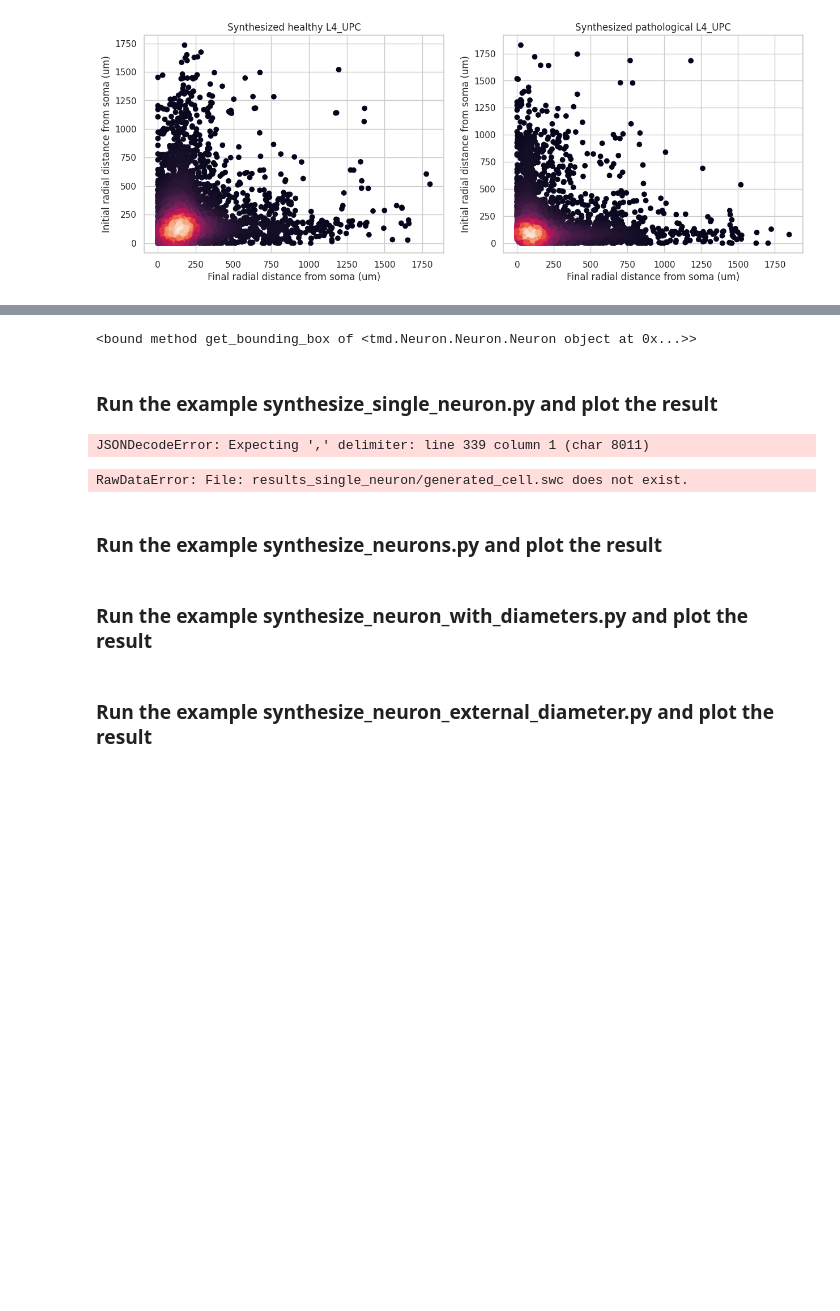
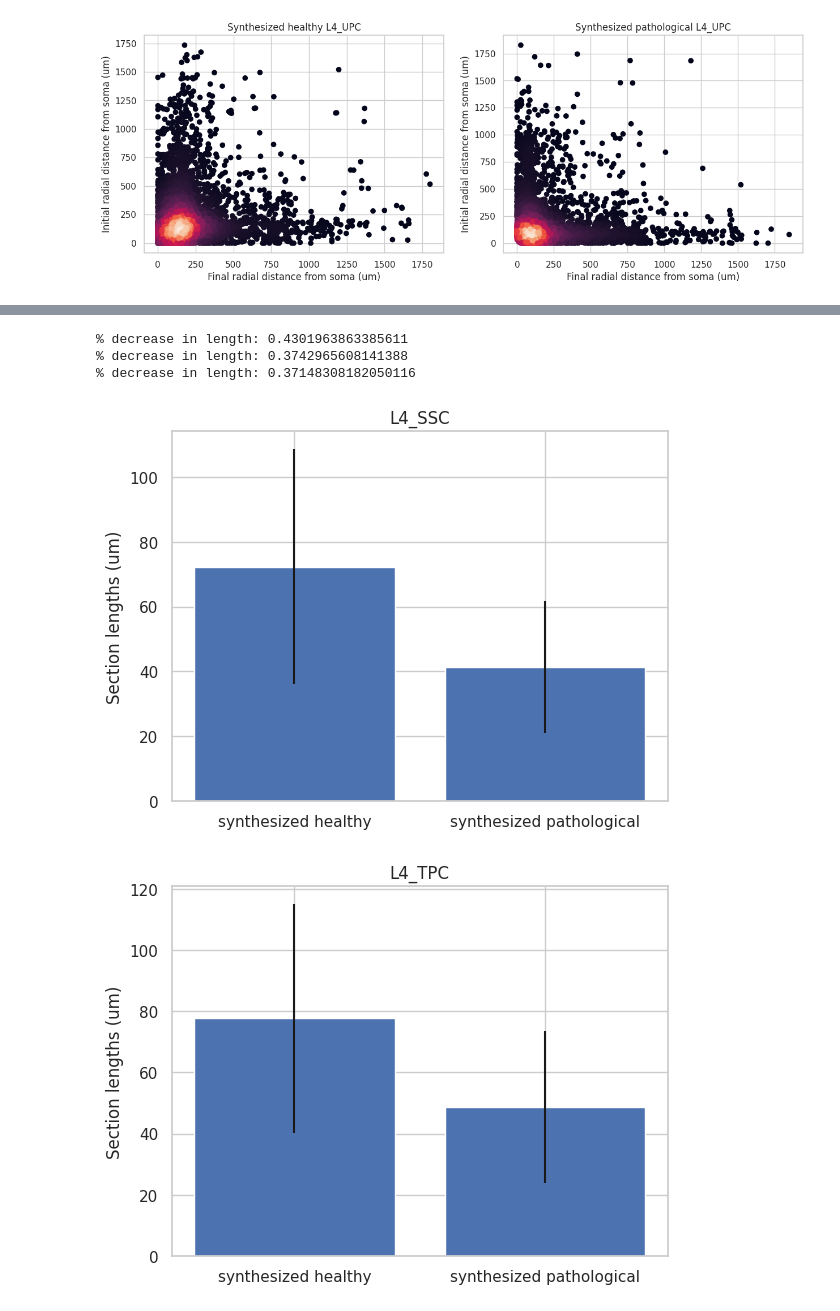
Before and after one commit to jazz031195/NeuroTS, a Jupyter notebook: examples/graphs_ines.ipynb, the cells around one changed output, grey strips where cells are left out. Drawn from its saved outputs; the diff is of its cells as text; code cells hidden in the pictures; blank space fills up the shorter version.

```diff
--- a/examples/graphs_ines.ipynb
+++ b/examples/graphs_ines.ipynb
@@ -406,48 +524,0 @@ See the caveats in the documentation: https://pandas.pydata.org/pandas-docs/stab
-# %%
-# Neurite types of interest
-NEURITES_ = (nm.NeuriteType.apical_dendrite,
-             nm.NeuriteType.basal_dendrite)
-
-
-# Features of interest
-FEATURES = ('segment_lengths',
-            'section_lengths',
-            'section_path_distances',
-            'section_radial_distances',
-            'trunk_origin_radii')
-
-
-def load_neurite_features(filepath):
-    """Unpack relevant data into megadict."""
-    stuff = defaultdict(lambda: defaultdict(list))
-    morphs = nm.load_morphologies(filepath)
-    # unpack data into arrays
-    for m in morphs:
-        for t in NEURITES_:
-            for feat in FEATURES:
-                stuff[feat][str(t).split('.')[1]].extend(
-                    nm.get(feat, m, neurite_type=t)
-                )
-    return stuff
-# %% [output]
-<bound method get_bounding_box of <tmd.Neuron.Neuron.Neuron object at 0x...>>
-# %% [markdown]
-### Run the example synthesize_single_neuron.py and plot the result
-# %%
-%run synthesize_single_neuron.py
-
-morph = load_morphology("results_single_neuron/generated_cell.swc")
-_ = plotly_impl.plot_morph3d(morph, inline=True)
-# %% [output]
-JSONDecodeError: Expecting ',' delimiter: line 339 column 1 (char 8011)
-RawDataError: File: results_single_neuron/generated_cell.swc does not exist.
-# %% [markdown]
-### Run the example synthesize_neurons.py and plot the result
-# %%
-%run synthesize_neurons.py
-
-for i in range(10):
-    morph = load_morphology(f"results_neurons/generated_cell_{i}.swc")
-    _ = plotly_impl.plot_morph3d(morph, inline=True)
-# %% [markdown]
-### Run the example synthesize_neuron_with_diameters.py and plot the result
@@ -459,2 +524,0 @@ _ = plotly_impl.plot_morph3d(morph, inline=True)
-# %% [markdown]
-### Run the example synthesize_neuron_external_diameter.py and plot the result
@@ -465,0 +525,29 @@ _ = plotly_impl.plot_morph3d(morph, inline=True)
+# %%
+means = pd_all.groupby(['group', 'index', 'type']).mean()
+stds = pd_all.groupby(['group', 'index', 'type']).std()
+
+groups = ['L4_SSC', 'L4_TPC', 'L4_UPC']
+types  = ['synthesized healthy', 'synthesized pathological']
+for group in groups:
+    # Set up the plot
+    plt.figure()
+    mean_tmp = []
+    std_tmp = []
+    for i, type_ in enumerate(types):
+
+        mean = means.signal.loc[(group,'section lengths', type_)]
+        std  = stds.signal.loc[(group,'section lengths', type_)]/2
+        mean_tmp.append(mean)
+        std_tmp.append(std)
+
+    print('% decrease in length:', (mean_tmp[0] - mean_tmp[1])/mean_tmp[0])
+    plt.bar([0,1], mean_tmp, yerr=std_tmp, align='center')
+    plt.xticks([0,1], types)
+    plt.ylabel('Section lengths (um)')
+    plt.title(group)
+# %% [output]
+% decrease in length: 0.4301963863385611
+% decrease in length: 0.3742965608141388
+% decrease in length: 0.37148308182050116
+[figure, added]
+[figure, added]
```
Also changed, not shown: parts of 7 cells of this notebook.
